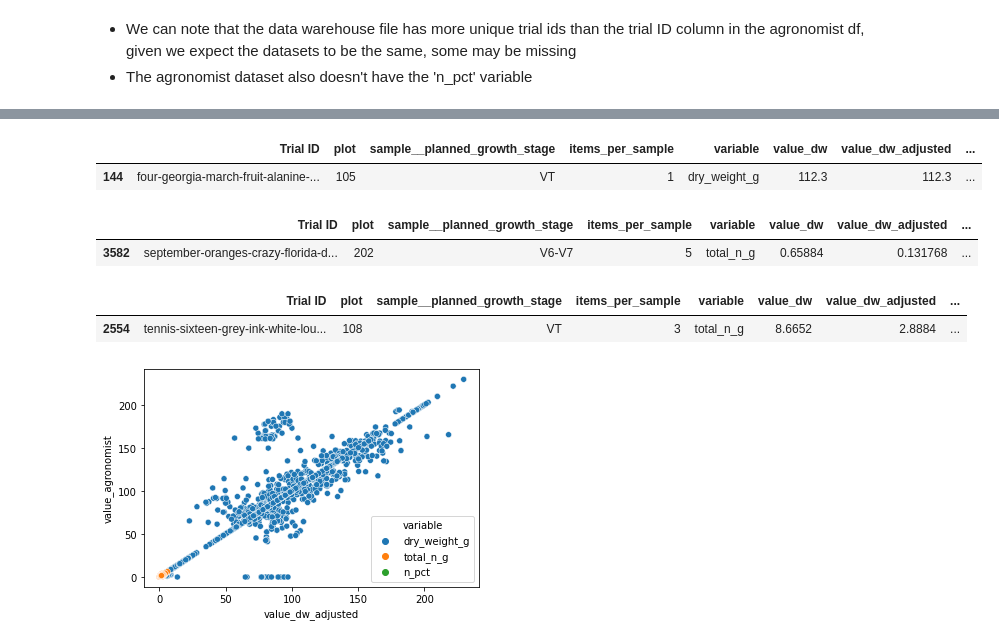
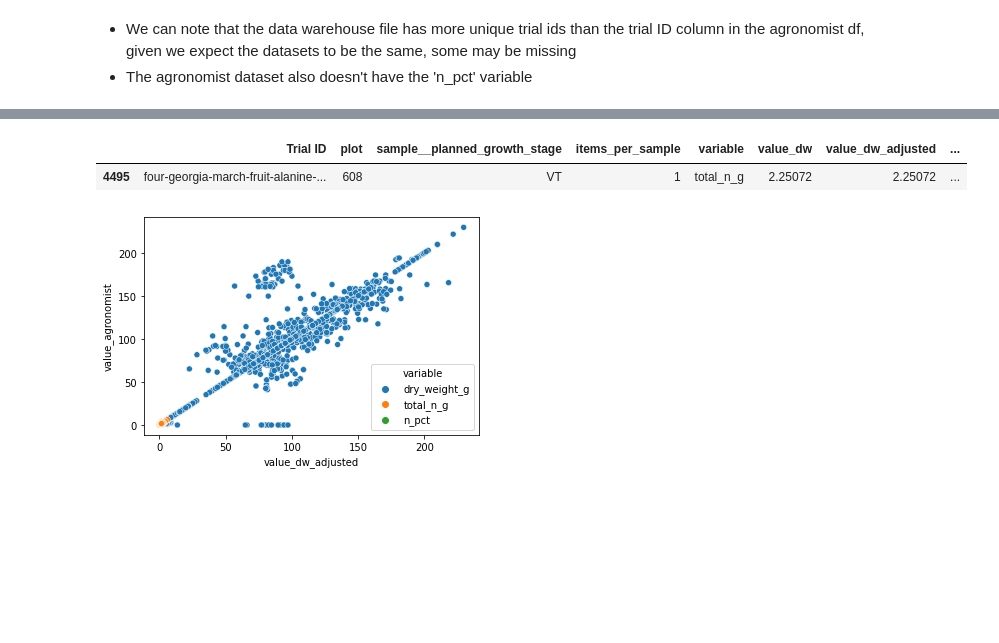
Before and after one commit to katenjoki/pivotbio, a Jupyter notebook: munging.ipynb, the cells around one changed output, grey strips where cells are left out. Saved outputs shown, nothing was run; the diff lists cells and outputs as text; code cells hidden in the pictures; blank space fills up the shorter version.

```diff
--- a/munging.ipynb
+++ b/munging.ipynb
@@ -83,3 +89,19 @@ variable                           0
 value                              0
 value_dw_adjusted                  0
 dtype: int64
+# %%
+#n_samples  : number of samples taken for this plot, variable & growth stage combination according to the data warehouse
+plot = dw['Plot No.'].astype('str')
+dw['combination'] = plot + "_" + dw['variable'] + "_" +dw['sample__planned_growth_stage']
+
+combinations = dw.combination.value_counts()
+x = []
+for i in dw.combination:
+    for index, value in combinations.items():
+        if i == index:
+            x.append(value)
+
+dw['n_samples'] = x
+#dw.drop(['combination'],axis=1,inplace=True)
+
+dw.sample()
@@ -154,15 +181,8 @@ data.sample()
 # %%
 new_df = data.loc[:,['Trial ID','Plot No.','sample__planned_growth_stage','sample__items_per_sample','variable',
- 'value','value_dw_adjusted' ,'value_agronomist']]
+ 'value','value_dw_adjusted' ,'value_agronomist','n_samples']]
 new_df.rename(columns={'Plot No.':'plot','sample__items_per_sample':'items_per_sample','value':'value_dw'},inplace=True)
 new_df.sample()
 # %% [output]
 |  | Trial ID | plot | sample__planned_growth_stage | items_per_sample | variable | value_dw | value_dw_adjusted | ... |
-| 144 | four-georgia-march-fruit-alanine-... | 105 | VT | 1 | dry_weight_g | 112.3 | 112.3 | ... |
+| 4495 | four-georgia-march-fruit-alanine-... | 608 | VT | 1 | total_n_g | 2.25072 | 2.25072 | ... |
-# %%
-plot = new_df['plot'].astype('str')
-new_df['combination'] = plot + "_" + new_df['variable'] + "_" +new_df['sample__planned_growth_stage']
-new_df.sample()
-# %% [output]
-|  | Trial ID | plot | sample__planned_growth_stage | items_per_sample | variable | value_dw | value_dw_adjusted | ... |
-| 3582 | september-oranges-crazy-florida-d... | 202 | V6-V7 | 5 | total_n_g | 0.65884 | 0.131768 | ... |
@@ -179,8 +189,3 @@ new_df.drop(['combination'],axis=1,inplace=True)
-# %%
-new_df.sample()
-# %% [output]
-|  | Trial ID | plot | sample__planned_growth_stage | items_per_sample | variable | value_dw | value_dw_adjusted | ... |
-| 2554 | tennis-sixteen-grey-ink-white-lou... | 108 | VT | 3 | total_n_g | 8.6652 | 2.8884 | ... |
 # %%
 #save as csv file
 #new_df.to_csv('data/data.csv',index=False)
```
Also changed, not shown: parts of 21 cells of this notebook, 1 other file.
